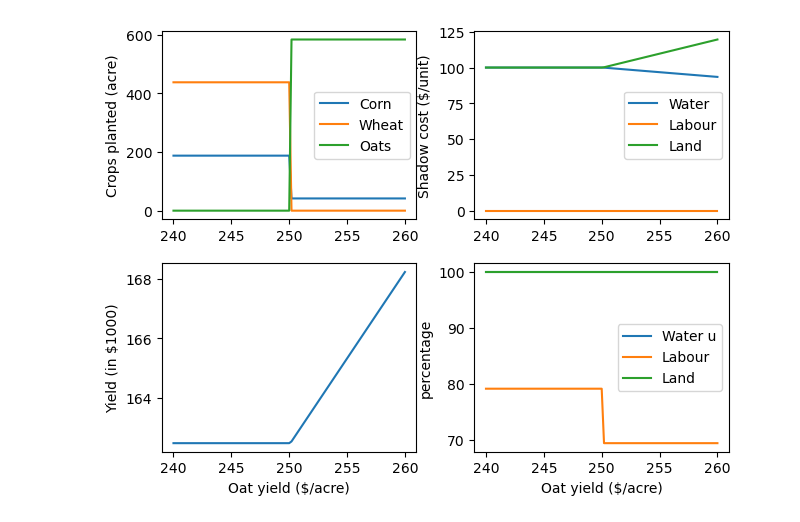
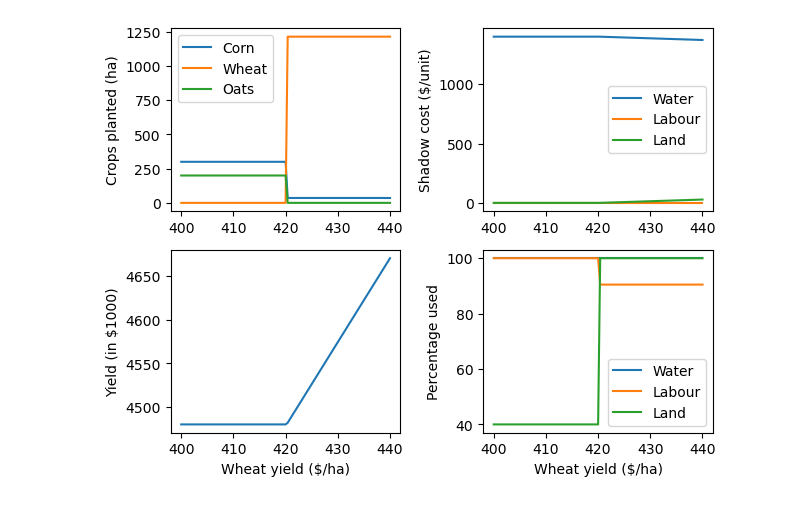
Before and after one commit to bigfatbernie/IBLMathModeling, a Jupyter notebook: python/farm-linearprog-sol.ipynb, the cells around one changed output. Saved outputs shown, nothing was run; the diff lists cells and outputs as text; code cells hidden in the pictures.

Commit message:
updated exercises to metric units

```diff
--- a/python/farm-linearprog-sol.ipynb
+++ b/python/farm-linearprog-sol.ipynb
@@ -4,9 +4,9 @@ from scipy import optimize
 
 
 # Linear Programming minimizes by default, so we need to add a - to the vector c
-c = [-400,-200,-250]
-A = [[3,1,1.5],[0.8, 0.2, 0.3],[1,1,1]]
-b = [1000,300,625]
+c = [-1400,-420,-700]
+A = [[1,0.3,0.5],[1.6, 0.4, 0.6],[1,1,1]]
+b = [400,600,1250]
 
 sol = optimize.linprog(c, A, b)
 # %%
@@ -44,14 +26,14 @@ import matplotlib.pyplot as plt
 # Let us study what happens for different prices of Oats from $240 to $260
 
 # Linear Programming minimizes by default, so we need to add a - to the vector c
-c = lambda op: [-400,-200,-op]
-A = [[3,1,1.5],[0.8, 0.2, 0.3],[1,1,1]]
-b = [1000,300,625]
+c = lambda x: [-1400,-x,-700]
+A = [[1,0.3,0.5],[1.6, 0.4, 0.6],[1,1,1]]
+b = [400,600,1250]
 
-oatsmin=240
-oatsmax=260
+wheatmin=400
+wheatmax=440
 N = 101
-delta = (oatsmax-oatsmin)/N
+delta = (wheatmax-wheatmin)/N
 
 corn = np.zeros(N)
 wheat = np.zeros(N)
@@ -66,54 +48,54 @@ labour_used = np.zeros(N)
 land_used = np.zeros(N)
 
 for i in range(N):
-    oats_p = oatsmin+delta*i
+    wheat_p = wheatmin+delta*i
 
-    sol[i] = optimize.linprog(c(oats_p), A, b)
+    sol[i] = optimize.linprog(c(wheat_p), A, b)
 
     corn[i] = sol[i].x[0]
     wheat[i] = sol[i].x[1]
     oats[i] = sol[i].x[2]
 
-    t_yield[i] = -sol[i].fun/1000
+    t_yield[i] = -sol[i].fun/125
 
     water[i] = -sol[i].ineqlin.marginals[0]
     labour[i] = -sol[i].ineqlin.marginals[1]
     land[i] = -sol[i].ineqlin.marginals[2]
 
-    water_used[i] = 100*(3*corn[i]+1*wheat[i]+1.5*oats[i])/1000
-    labour_used[i] = 100*(0.8*corn[i]+0.2*wheat[i]+0.3*oats[i])/300
-    land_used[i] = 100*(corn[i]+wheat[i]+oats[i])/625
+    water_used[i] = 100*(1*corn[i]+0.3*wheat[i]+0.5*oats[i])/400
+    labour_used[i] = 100*(1.6*corn[i]+0.4*wheat[i]+0.6*oats[i])/600
+    land_used[i] = 100*(corn[i]+wheat[i]+oats[i])/1250
 
-oats_x = np.linspace(oatsmin, oatsmax, N)
+wheat_x = np.linspace(wheatmin, wheatmax, N)
 
 
 figure, axis = plt.subplots(2,2)
 
-plt.tight_layout()
 
-axis[0,0].plot(oats_x, corn, oats_x, wheat, oats_x, oats)
-axis[0,0].set_ylabel("Crops planted (acre)")
-#axis[0].set_xlabel("Oat yield ($/acre)")
+axis[0,0].plot(wheat_x, corn, wheat_x, wheat, wheat_x, oats)
+axis[0,0].set_ylabel("Crops planted (ha)")
+#axis[0].set_xlabel("Wheat yield ($/ha)")
 axis[0,0].legend(["Corn","Wheat","Oats"])
 
 
-axis[1,0].plot(oats_x, t_yield)
+axis[1,0].plot(wheat_x, t_yield)
 axis[1,0].set_ylabel("Yield (in $1000)")
-axis[1,0].set_xlabel("Oat yield ($/acre)")
+axis[1,0].set_xlabel("Wheat yield ($/ha)")
 
 
-axis[0,1].plot(oats_x, water, oats_x, labour, oats_x, land)
-axis[0,1].set_ylabel("Shadow cost ($/unit)")
-#axis[0,1].set_xlabel("Oat yield ($/acre)")
+axis[0,1].plot(wheat_x, water, wheat_x, labour, wheat_x, land)
+axis[0,1].set_ylabel("Shadow profit ($/unit)")
+#axis[0,1].set_xlabel("Wheat yield ($/ha)")
 axis[0,1].legend(["Water","Labour","Land"])
 
-axis[1,1].plot(oats_x, water_used, oats_x, labour_used, oats_x, land_used)
-axis[1,1].set_ylabel("percentage")
-axis[1,1].set_xlabel("Oat yield ($/acre)")
-axis[1,1].legend(["Water u","Labour","Land"])
+axis[1,1].plot(wheat_x, water_used, wheat_x, labour_used, wheat_x, land_used)
+axis[1,1].set_ylabel("Percentage used")
+axis[1,1].set_xlabel("Wheat yield ($/ha)")
+axis[1,1].legend(["Water","Labour","Land"])
 
+plt.tight_layout()
 
 #plt.savefig("farm-linearprog.png",bbox_inches = "tight")
 plt.show()
 # %% [output]
-[figure, old version]
+[figure, new version]
```
Also changed, not shown: parts of 2 cells of this notebook, 7 other files.
